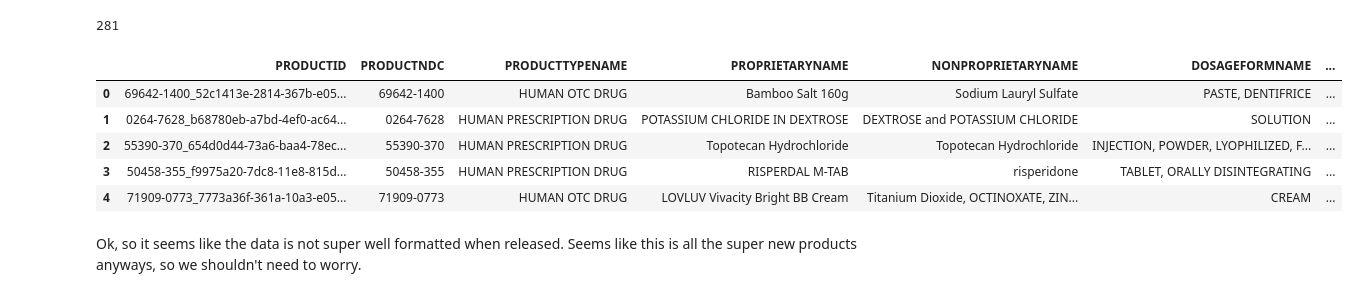
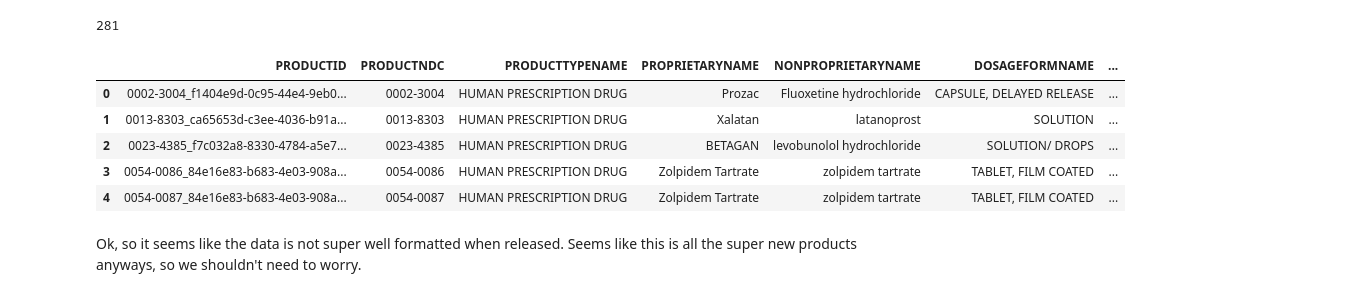
Before and after one commit to veleritas/ndc_active_ingredients, a Jupyter notebook: code/fda_ndc/create_merged_file.ipynb, the cells around one changed output. Drawn from its saved outputs; the diff is of its cells as text; code cells hidden in the pictures.

```diff
--- a/code/fda_ndc/create_merged_file.ipynb
+++ b/code/fda_ndc/create_merged_file.ipynb
@@ -84,16 +86,18 @@ len(prodids - packids)
 # %%
 (pd
     .Series(list(prodids - packids))
     .to_frame("PRODUCTID")
     .merge(product, how="left", on="PRODUCTID")
+    .sort_values("PRODUCTNDC")
+    .reset_index(drop=True)
 ).head(5)
 # %% [output]
 |  | PRODUCTID | PRODUCTNDC | PRODUCTTYPENAME | PROPRIETARYNAME | NONPROPRIETARYNAME | DOSAGEFORMNAME | ... |
-| 0 | 69642-1400_52c1413e-2814-367b-e05... | 69642-1400 | HUMAN OTC DRUG | Bamboo Salt 160g | Sodium Lauryl Sulfate | PASTE, DENTIFRICE | ... |
-| 1 | 0264-7628_b68780eb-a7bd-4ef0-ac64... | 0264-7628 | HUMAN PRESCRIPTION DRUG | POTASSIUM CHLORIDE IN DEXTROSE | DEXTROSE and POTASSIUM CHLORIDE | SOLUTION | ... |
-| 2 | 55390-370_654d0d44-73a6-baa4-78ec... | 55390-370 | HUMAN PRESCRIPTION DRUG | Topotecan Hydrochloride | Topotecan Hydrochloride | INJECTION, POWDER, LYOPHILIZED, F... | ... |
-| 3 | 50458-355_f9975a20-7dc8-11e8-815d... | 50458-355 | HUMAN PRESCRIPTION DRUG | RISPERDAL M-TAB | risperidone | TABLET, ORALLY DISINTEGRATING | ... |
-| 4 | 71909-0773_7773a36f-361a-10a3-e05... | 71909-0773 | HUMAN OTC DRUG | LOVLUV Vivacity Bright BB Cream | Titanium Dioxide, OCTINOXATE, ZIN... | CREAM | ... |
+| 0 | 0002-3004_f1404e9d-0c95-44e4-9eb0... | 0002-3004 | HUMAN PRESCRIPTION DRUG | Prozac | Fluoxetine hydrochloride | CAPSULE, DELAYED RELEASE | ... |
+| 1 | 0013-8303_ca65653d-c3ee-4036-b91a... | 0013-8303 | HUMAN PRESCRIPTION DRUG | Xalatan | latanoprost | SOLUTION | ... |
+| 2 | 0023-4385_f7c032a8-8330-4784-a5e7... | 0023-4385 | HUMAN PRESCRIPTION DRUG | BETAGAN | levobunolol hydrochloride | SOLUTION/ DROPS | ... |
+| 3 | 0054-0086_84e16e83-b683-4e03-908a... | 0054-0086 | HUMAN PRESCRIPTION DRUG | Zolpidem Tartrate | zolpidem tartrate | TABLET, FILM COATED | ... |
+| 4 | 0054-0087_84e16e83-b683-4e03-908a... | 0054-0087 | HUMAN PRESCRIPTION DRUG | Zolpidem Tartrate | zolpidem tartrate | TABLET, FILM COATED | ... |
 # %% [markdown]
 Ok, so it seems like the data is not super well formatted when released. Seems like this is all the super new products anyways, so we shouldn't need to worry.
 # %% [markdown]
```
Also changed, not shown: parts of 1 cell of this notebook.
